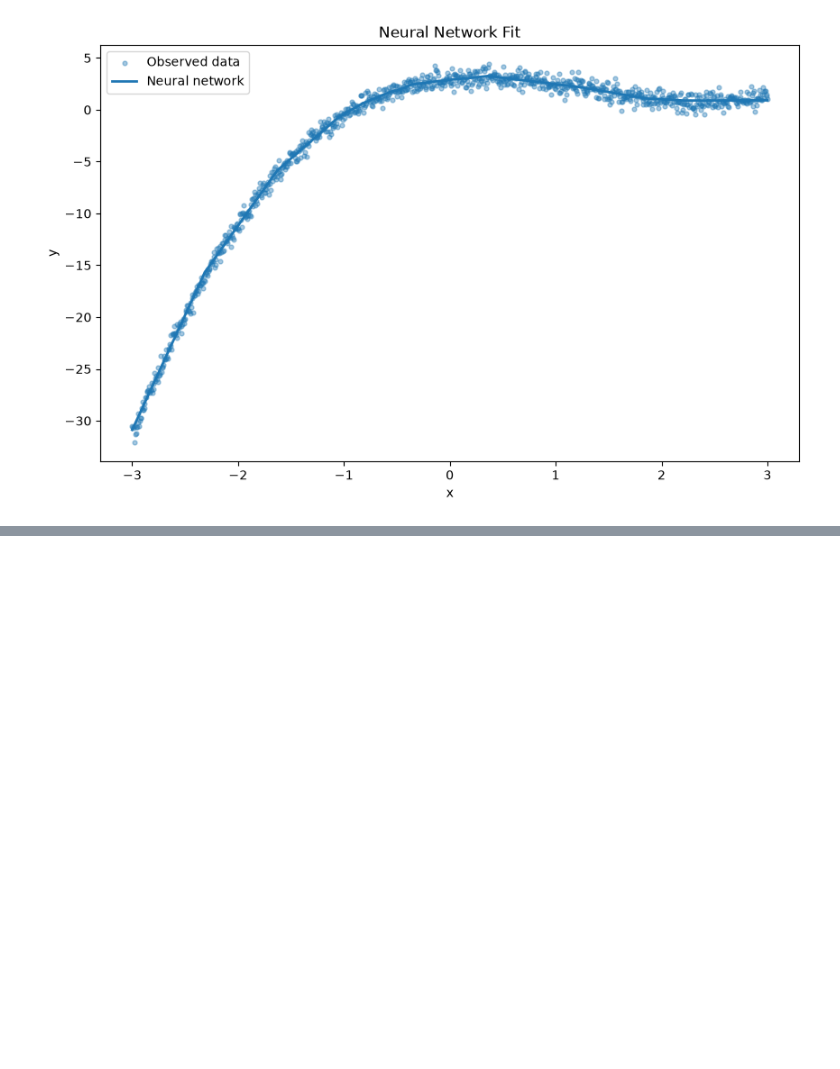
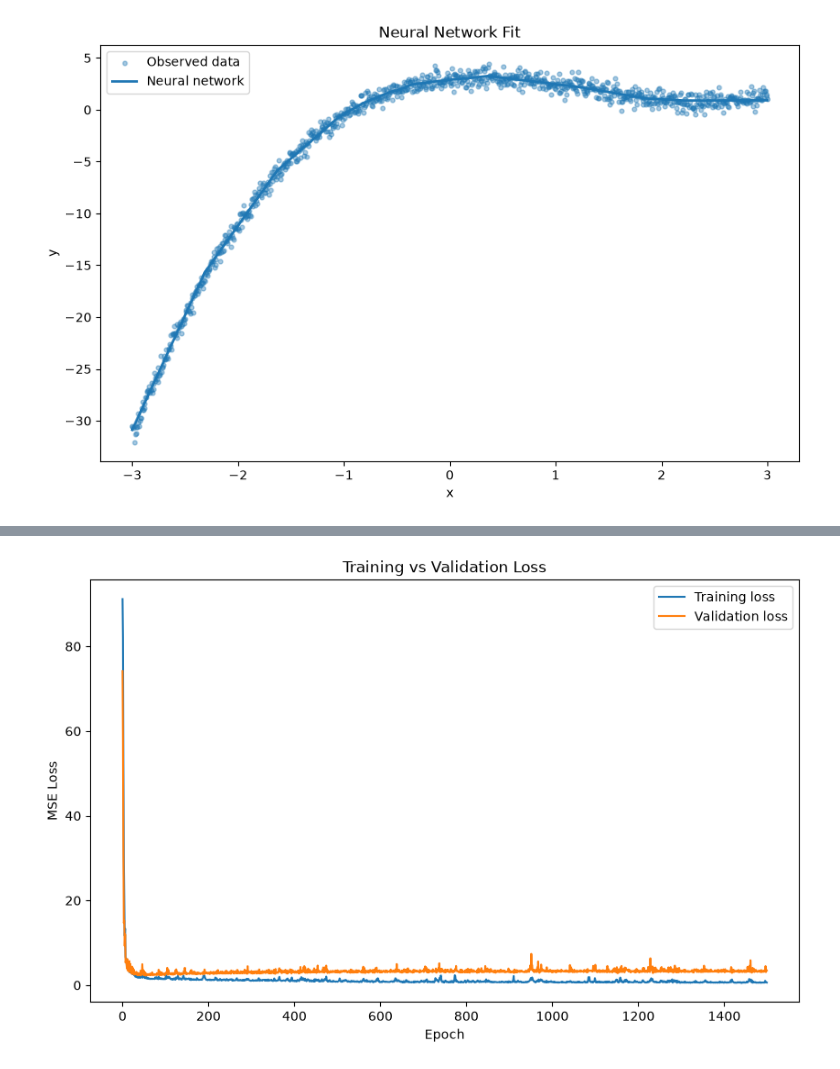
Before and after one commit to dmurray-data/deep-learning-tabular, a Jupyter notebook: notebooks/multilayer_neural_network.ipynb, the cells around one changed output, grey strips where cells are left out. Cells and saved outputs as stored; diff of their text form; code cells hidden in the pictures; blank space fills up the shorter version.

```diff
--- a/notebooks/multilayer_neural_network.ipynb
+++ b/notebooks/multilayer_neural_network.ipynb
@@ -217,0 +295,4 @@ plt.show()
+# %%
+large_model = LargeNeuralNetwork().to(device)
+
+print(large_model)
@@ -217,0 +325,14 @@ plt.show()
+# %%
+# recording loss every epoch
+
+criterion = nn.MSELoss()
+
+optimizer = torch.optim.Adam(
+    large_model.parameters(),
+    lr=0.001
+)
+
+epochs = 1500
+
+train_losses = []
+val_losses = []
@@ -217,0 +417,23 @@ plt.show()
+# %%
+# plot training loss vs validation loss
+
+plt.figure(figsize=(10, 6))
+
+plt.plot(
+    train_losses,
+    label="Training loss"
+)
+
+plt.plot(
+    val_losses,
+    label="Validation loss"
+)
+
+plt.xlabel("Epoch")
+plt.ylabel("MSE Loss")
+plt.title("Training vs Validation Loss")
+plt.legend()
+
+plt.show()
+# %% [output]
+[figure, added]
```
Also changed, not shown: parts of 12 cells of this notebook.
